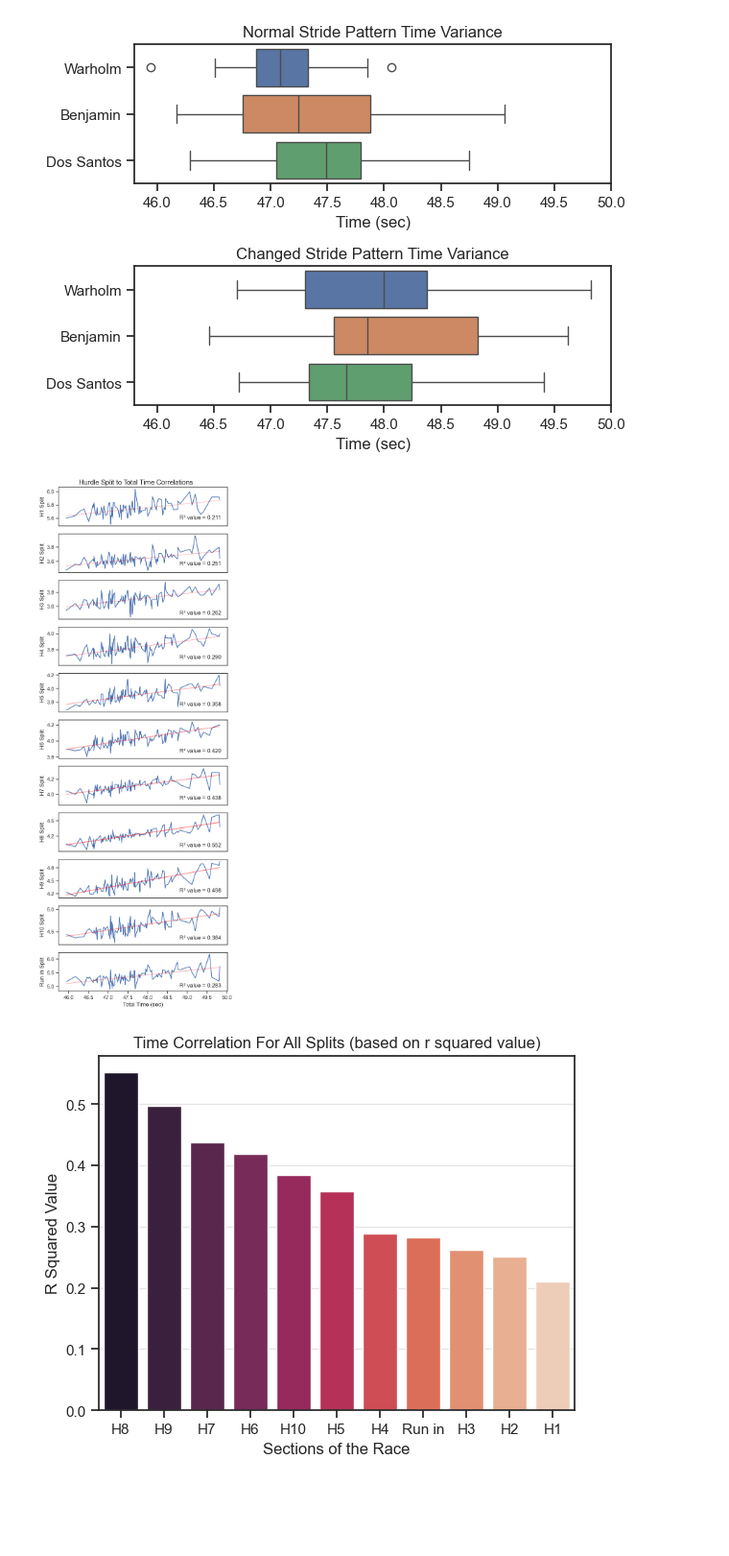
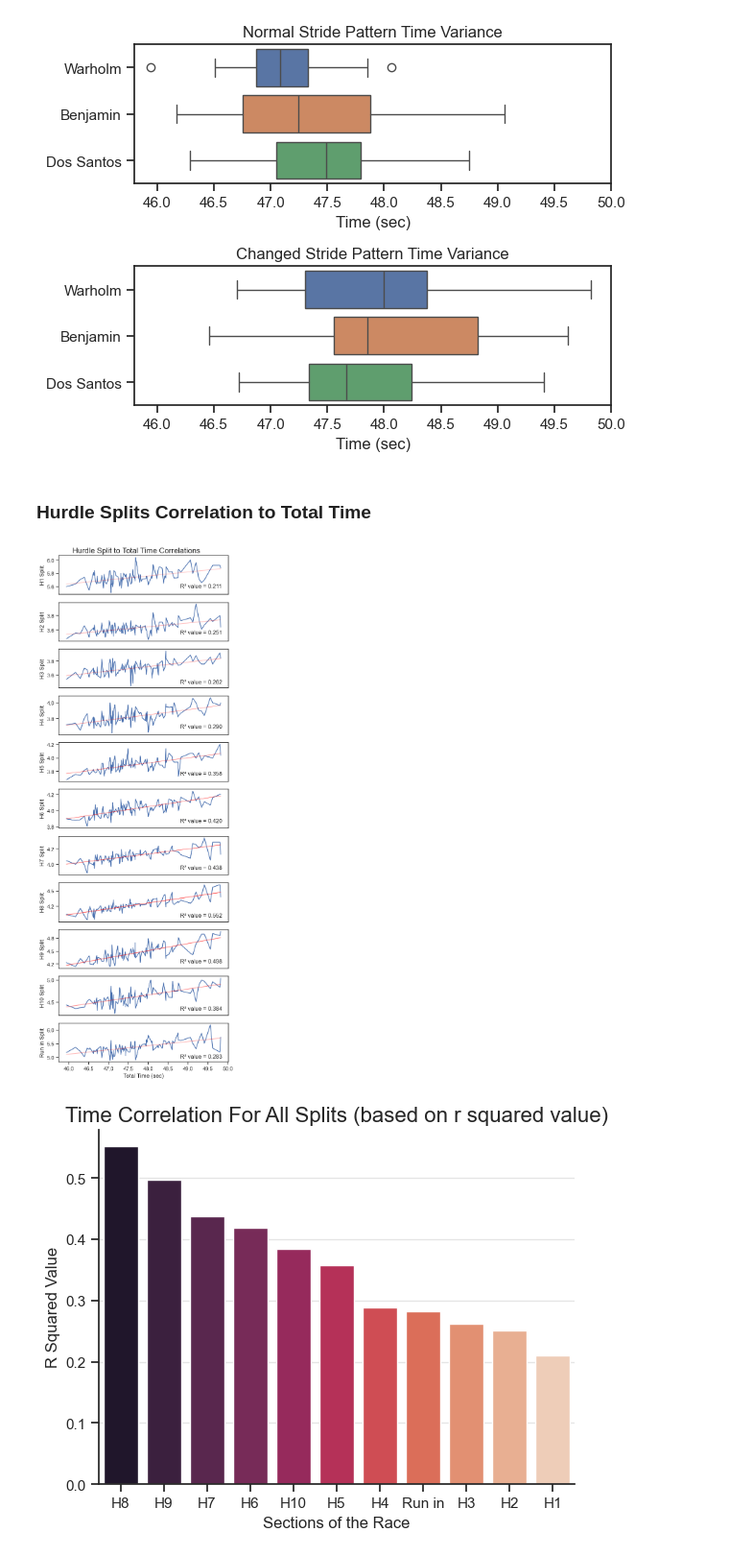
Before and after one commit to emeraldEAGLE888/Hurdles_Analysis, a Jupyter notebook: HurdleCentral.ipynb, the cells around one changed output. Shown at 96% size. Cells and saved outputs as stored; diff of their text form; code cells hidden in the pictures; blank space fills up the shorter version.

Commit message:
Completed several visualizations

```diff
--- a/HurdleCentral.ipynb
+++ b/HurdleCentral.ipynb
@@ -113,6 +122,8 @@ fig.tight_layout()
 # Should put number of changed pattern or percent to show who alters their pattern the most
 # %% [output]
 [figure]
+# %% [markdown]
+### Hurdle Splits Correlation to Total Time
 # %%
 fig, ax = plt.subplots(11,figsize=(6,16))
 r_squared_values = {}
@@ -134,7 +145,7 @@ for i, column in enumerate(all_columns):
         ax[i].set_xlabel('')
     else:
         ax[i].set_xlabel('Total Time (sec)')
-plt.suptitle("Hurdle Split to Total Time Correlations")
+plt.suptitle("Hurdle Split to Total Time Correlations",fontsize=16)
 fig.tight_layout()
 plt.show()
 
@@ -143,14 +154,15 @@ plt.show()
 # Hurdles 6, 7, and 9 (R squared values of 0.42, 0.438, and 0.498) are next correlation wise, showing that the back half of the race determines your time.
 # Hurdles 1 and 2 (R squared values of 0.211 and 0.251) correlate the least so it is not over in the beginning.
 # %% [output]
-[figure, old version]
+[figure, new version]
 # %%
 r_squared_sorted = dict(sorted(r_squared_values.items(),key = lambda item: item[1], reverse=True))
 sns.barplot(x=list(r_squared_sorted.keys()),y=list(r_squared_sorted.values()),hue=list(r_squared_sorted.keys()),palette='rocket')
+sns.despine()
 plt.xlabel('Sections of the Race')
 plt.ylabel('R Squared Value')
-plt.title('Time Correlation For All Splits (based on r squared value)')
+plt.title('Time Correlation For All Splits (based on r squared value)',fontsize=16)
 plt.grid(True, axis='y', alpha=0.5)
 plt.show()
 # %% [output]
-[figure, old version]
+[figure, new version]
```
Also changed, not shown: parts of 19 cells of this notebook.
